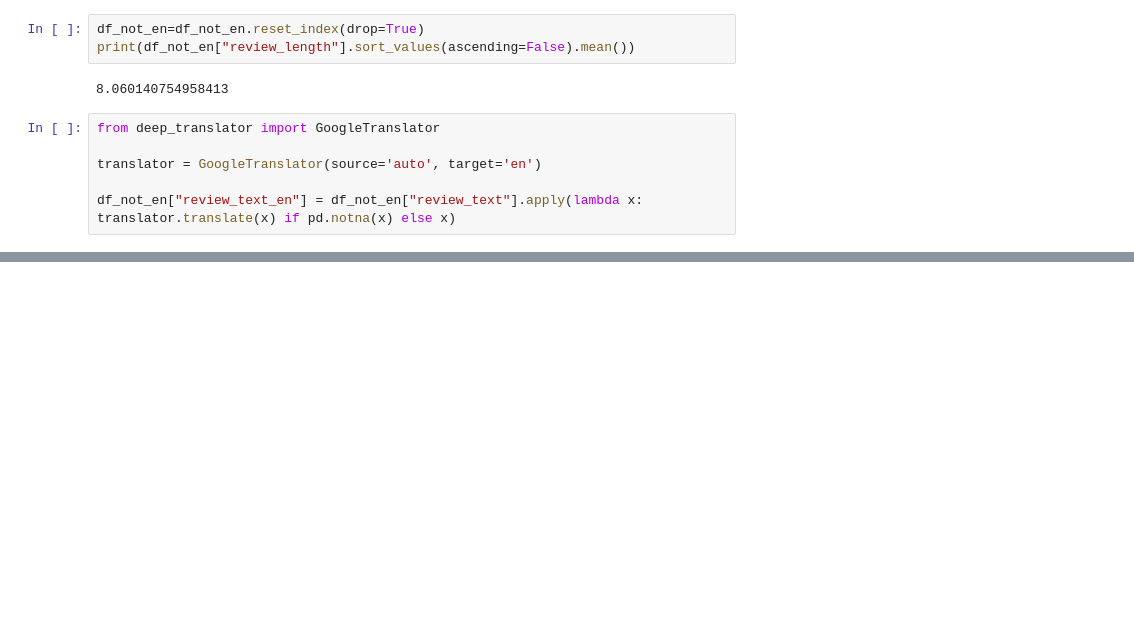
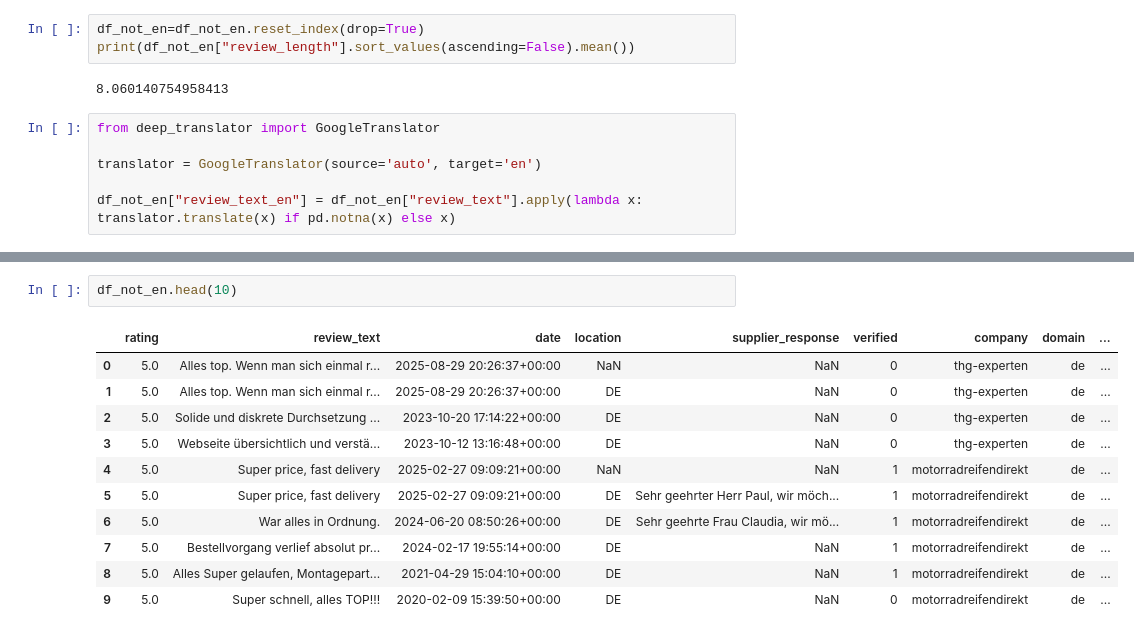
Before and after one commit to AndreyGerber/Project_supply_chain, a Jupyter notebook: src/features/experiment.ipynb, the cells around one changed output, grey strips where cells are left out. Saved outputs shown, nothing was run; the diff lists cells and outputs as text; blank space fills up the shorter version.

```diff
--- a/src/features/experiment.ipynb
+++ b/src/features/experiment.ipynb
@@ -90,0 +97,14 @@ df_final=pd.concat([df_en,df_not_en])
+# %%
+df_not_en.head(10)
+# %% [output]
+|  | rating | review_text | date | location | supplier_response | verified | company | domain | ... |
+| 0 | 5.0 | Alles top. Wenn man sich einmal r... | 2025-08-29 20:26:37+00:00 | NaN | NaN | 0 | thg-experten | de | ... |
+| 1 | 5.0 | Alles top. Wenn man sich einmal r... | 2025-08-29 20:26:37+00:00 | DE | NaN | 0 | thg-experten | de | ... |
+| 2 | 5.0 | Solide und diskrete Durchsetzung ... | 2023-10-20 17:14:22+00:00 | DE | NaN | 0 | thg-experten | de | ... |
+| 3 | 5.0 | Webseite übersichtlich und verstä... | 2023-10-12 13:16:48+00:00 | DE | NaN | 0 | thg-experten | de | ... |
+| 4 | 5.0 | Super price, fast delivery | 2025-02-27 09:09:21+00:00 | NaN | NaN | 1 | motorradreifendirekt | de | ... |
+| 5 | 5.0 | Super price, fast delivery | 2025-02-27 09:09:21+00:00 | DE | Sehr geehrter Herr Paul, wir möch... | 1 | motorradreifendirekt | de | ... |
+| 6 | 5.0 | War alles in Ordnung. | 2024-06-20 08:50:26+00:00 | DE | Sehr geehrte Frau Claudia, wir mö... | 1 | motorradreifendirekt | de | ... |
+| 7 | 5.0 | Bestellvorgang verlief absolut pr... | 2024-02-17 19:55:14+00:00 | DE | NaN | 1 | motorradreifendirekt | de | ... |
+| 8 | 5.0 | Alles Super gelaufen, Montagepart... | 2021-04-29 15:04:10+00:00 | DE | NaN | 1 | motorradreifendirekt | de | ... |
+| 9 | 5.0 | Super schnell, alles TOP!!! | 2020-02-09 15:39:50+00:00 | DE | NaN | 0 | motorradreifendirekt | de | ... |
```
Also changed, not shown: parts of 1 cell of this notebook.
